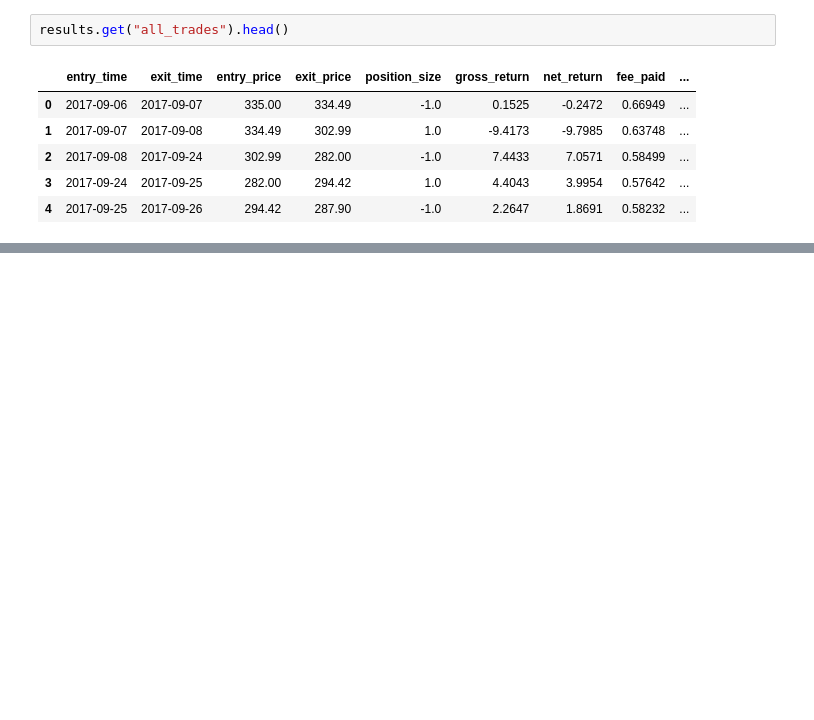
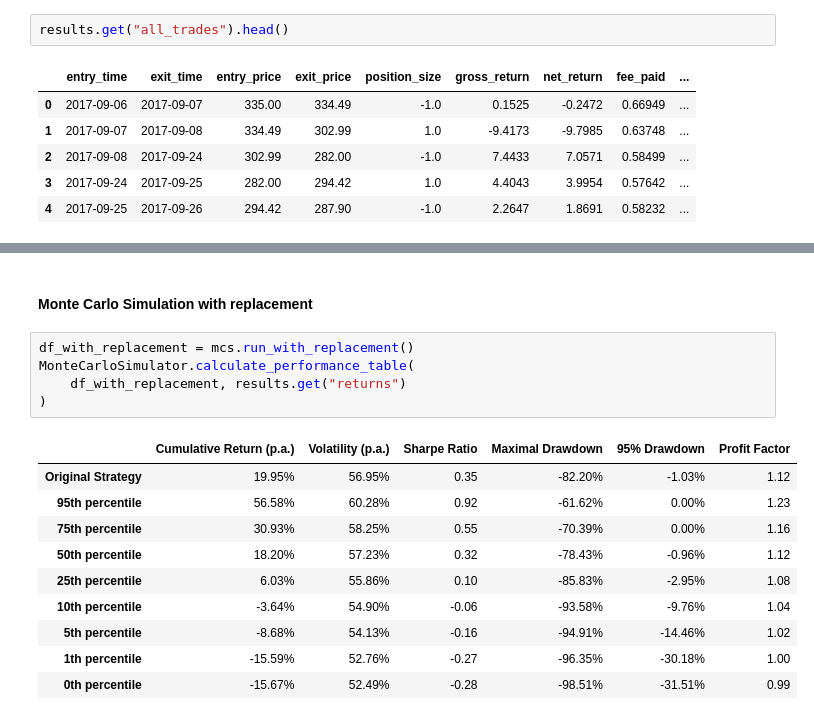
Before and after one commit to dioday45/qbtx, a Jupyter notebook: notebooks/strategies/strategy_template.ipynb, the cells around one changed output, grey strips where cells are left out. Saved outputs shown, nothing was run; the diff lists cells and outputs as text; blank space fills up the shorter version.

```diff
--- a/notebooks/strategies/strategy_template.ipynb
+++ b/notebooks/strategies/strategy_template.ipynb
@@ -129,0 +164,18 @@ results.get("all_trades").head()
+# %% [markdown]
+#### Monte Carlo Simulation with replacement
+# %%
+df_with_replacement = mcs.run_with_replacement()
+MonteCarloSimulator.calculate_performance_table(
+    df_with_replacement, results.get("returns")
+)
+# %% [output]
+|  | Cumulative Return (p.a.) | Volatility (p.a.) | Sharpe Ratio | Maximal Drawdown | 95% Drawdown | Profit Factor |
+| Original Strategy | 19.95% | 56.95% | 0.35 | -82.20% | -1.03% | 1.12 |
+| 95th percentile | 56.58% | 60.28% | 0.92 | -61.62% | 0.00% | 1.23 |
+| 75th percentile | 30.93% | 58.25% | 0.55 | -70.39% | 0.00% | 1.16 |
+| 50th percentile | 18.20% | 57.23% | 0.32 | -78.43% | -0.96% | 1.12 |
+| 25th percentile | 6.03% | 55.86% | 0.10 | -85.83% | -2.95% | 1.08 |
+| 10th percentile | -3.64% | 54.90% | -0.06 | -93.58% | -9.76% | 1.04 |
+| 5th percentile | -8.68% | 54.13% | -0.16 | -94.91% | -14.46% | 1.02 |
+| 1th percentile | -15.59% | 52.76% | -0.27 | -96.35% | -30.18% | 1.00 |
+| 0th percentile | -15.67% | 52.49% | -0.28 | -98.51% | -31.51% | 0.99 |
```
Also changed, not shown: parts of 8 cells of this notebook, 1 other file.
